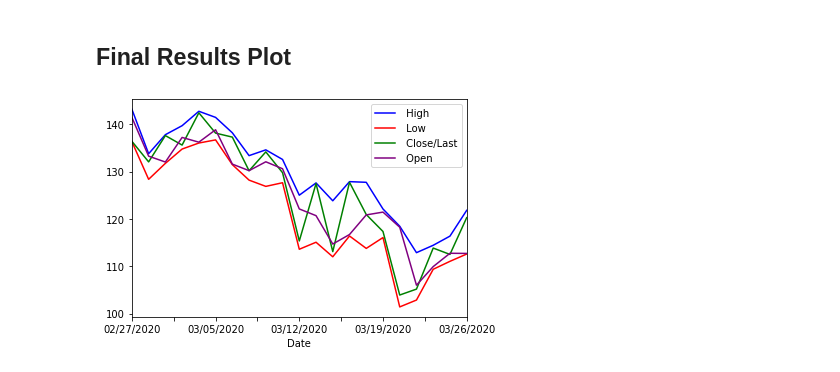
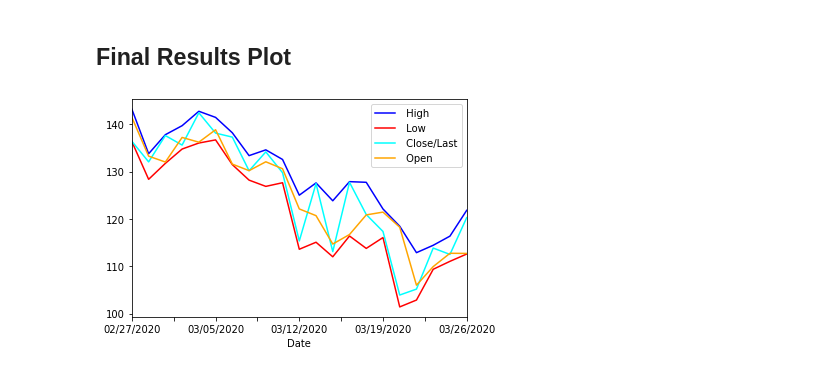
Before and after one commit to kilolux/fsp-demos, a Jupyter notebook: panda-csv-import-example.ipynb, the cells around one changed output. Cells and saved outputs as stored; diff of their text form; code cells hidden in the pictures.

```diff
--- a/panda-csv-import-example.ipynb
+++ b/panda-csv-import-example.ipynb
@@ -83,14 +93,14 @@ df = df.iloc[::-1]
 # %% [markdown]
 ## Final Results Plot
 # %%
-# gca stands for 'get current axis'
-ax = plt.gca()
+# Plot the data.
+ax = plt.gca() # gca stands for 'get current axis'
 
 df.plot(kind='line',x='Date',y=' High', color='blue',ax=ax)
 df.plot(kind='line',x='Date',y=' Low', color='red', ax=ax)
-df.plot(kind='line',x='Date',y=' Close/Last', color='green',ax=ax)
-df.plot(kind='line',x='Date',y=' Open', color='purple', ax=ax)
+df.plot(kind='line',x='Date',y=' Close/Last', color='cyan',ax=ax)
+df.plot(kind='line',x='Date',y=' Open', color='orange', ax=ax)
 
 plt.show()
 # %% [output]
-[figure, old version]
+[figure, new version]
```
Also changed, not shown: parts of 7 cells of this notebook.
